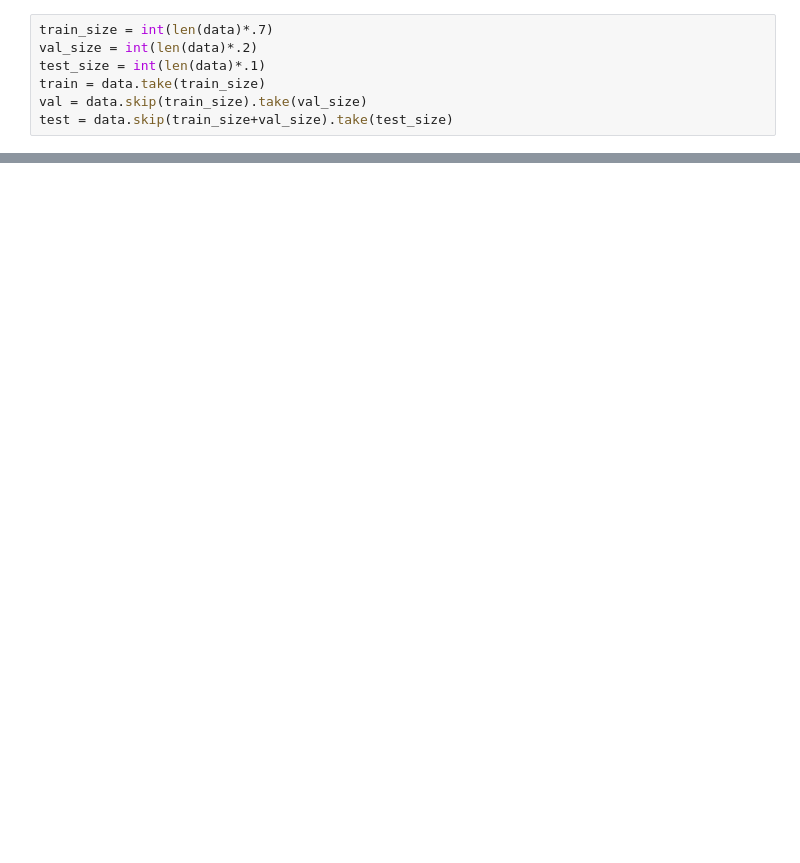
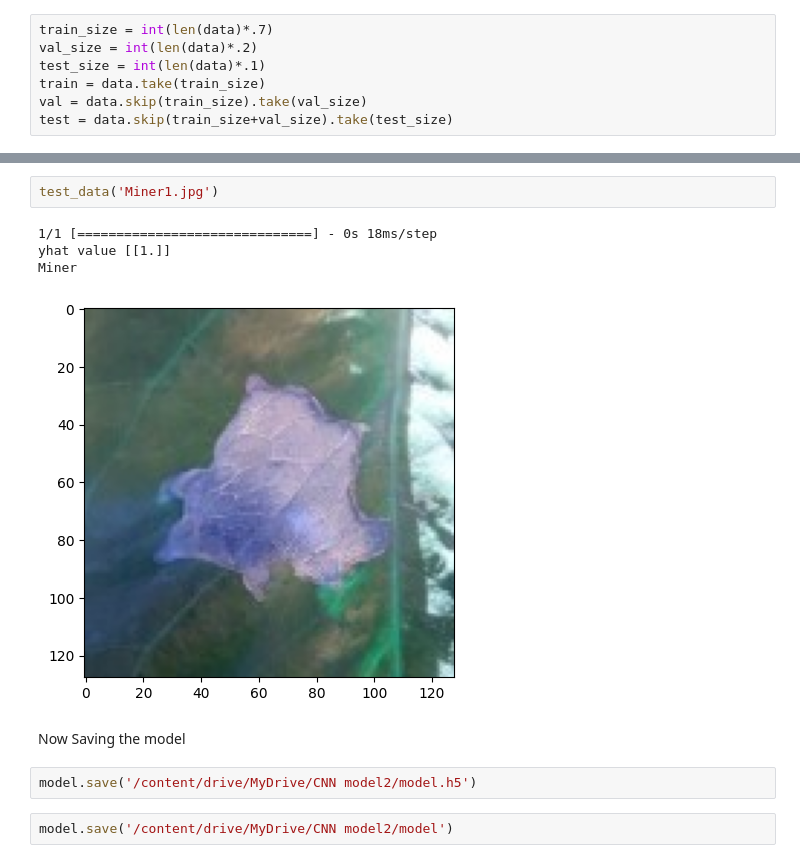
Before and after one commit to Ajayrajc1998/Image-classifier-using-CNN, a Jupyter notebook: Image_classification_using_CNN.ipynb, the cells around one changed output, grey strips where cells are left out. Saved outputs shown, nothing was run; the diff lists cells and outputs as text; blank space fills up the shorter version.

```diff
--- a/Image_classification_using_CNN.ipynb
+++ b/Image_classification_using_CNN.ipynb
@@ -242,0 +263,13 @@ Healthy
+# %%
+test_data('Miner1.jpg')
+# %% [output]
+1/1 [==============================] - 0s 18ms/step
+yhat value [[1.]]
+Miner
+[figure, added]
+# %% [markdown]
+Now Saving the model
+# %%
+model.save('/content/drive/MyDrive/CNN model2/model.h5')
+# %%
+model.save('/content/drive/MyDrive/CNN model2/model')
```
Also changed, not shown: parts of 37 cells of this notebook.
